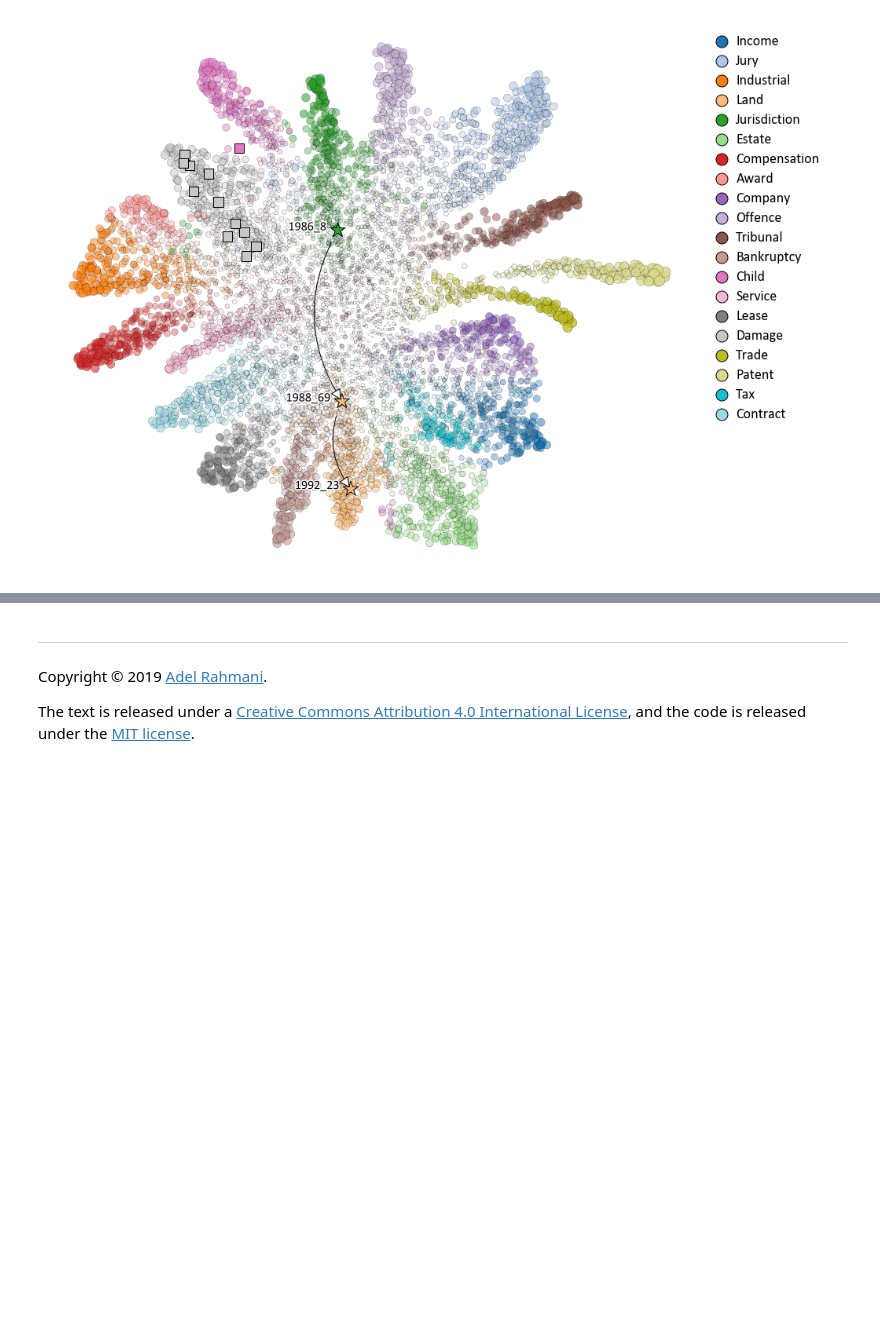
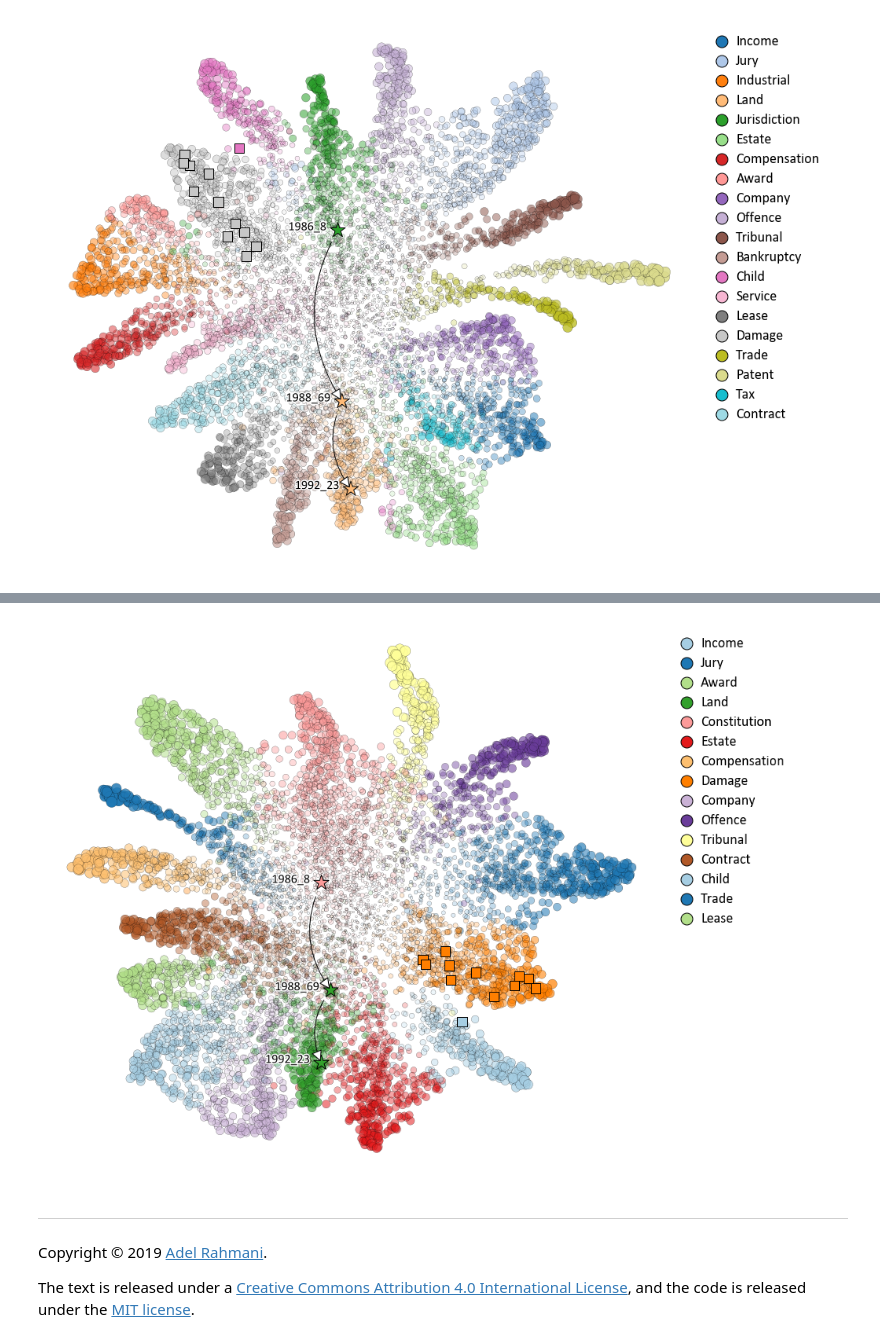
Before and after one commit to adelr/hca-proximity, a Jupyter notebook: Proximity_and_Neighbourhood.ipynb, the cells around one changed output, grey strips where cells are left out. Drawn from its saved outputs; the diff is of its cells as text; code cells hidden in the pictures; blank space fills up the shorter version.

```diff
--- a/Proximity_and_Neighbourhood.ipynb
+++ b/Proximity_and_Neighbourhood.ipynb
@@ -1054,3 +1141,14 @@ fig8 = plot_embedding(model_20, Wproj_20, topics_20)
+# %%
+embedding = UMAP(n_neighbors=100,
+                 min_dist=1,
+                 metric='euclidean',
+                 random_state=0,
+                 verbose=False)
+
+Wproj_15 = embedding.fit_transform(model_15.iloc[:, :-1])
+_ = plot_embedding(model_15, Wproj_15, topics_15)
+# %% [output]
+[figure, added]
 # %% [markdown]
 ----
 Copyright &copy; 2019 <a href="https://twitter.com/dinkumdata">Adel Rahmani</a>.
```
Also changed, not shown: parts of 5 cells of this notebook, 3 other files.
